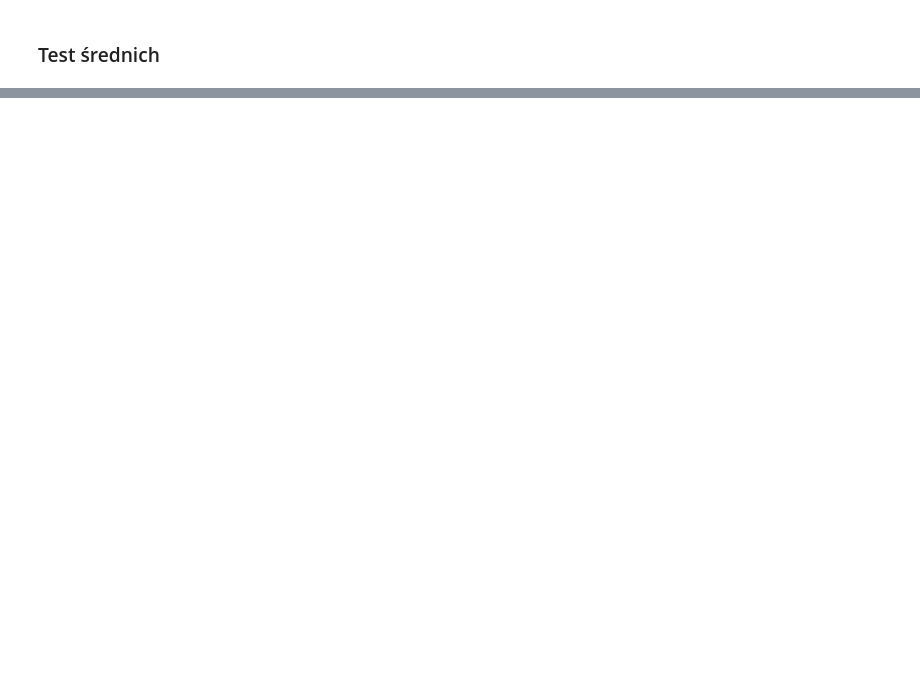
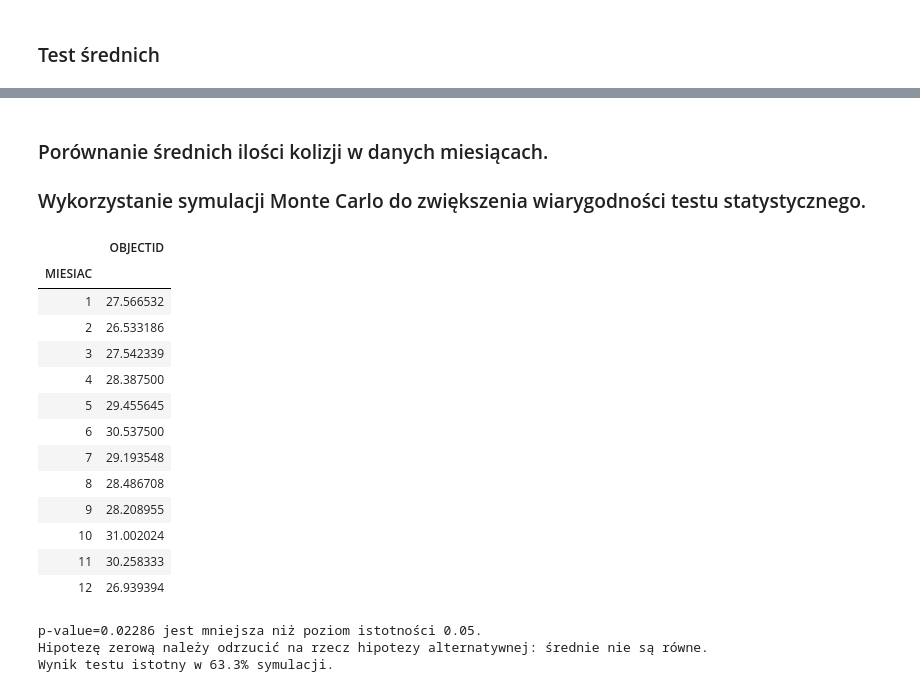
Before and after one commit to infoshareacademy/jdsz5-matrix, a Jupyter notebook: Python/app.ipynb, the cells around one changed output, grey strips where cells are left out. Cells and saved outputs as stored; diff of their text form; code cells hidden in the pictures; blank space fills up the shorter version.

```diff
--- a/Python/app.ipynb
+++ b/Python/app.ipynb
@@ -71,0 +100,26 @@ p_value=0.005119374287263001
+# %% [markdown]
+### Porównanie średnich ilości kolizji w danych miesiącach.
+### Wykorzystanie symulacji Monte Carlo do zwiększenia wiarygodności testu statystycznego.
+# %%
+srednia_miesiac(df_prognozy)
+# %% [output]
+|  | OBJECTID |
+| MIESIAC |  |
+| 1 | 27.566532 |
+| 2 | 26.533186 |
+| 3 | 27.542339 |
+| 4 | 28.387500 |
+| 5 | 29.455645 |
+| 6 | 30.537500 |
+| 7 | 29.193548 |
+| 8 | 28.486708 |
+| 9 | 28.208955 |
+| 10 | 31.002024 |
+| 11 | 30.258333 |
+| 12 | 26.939394 |
+# %%
+testSrednich_bootstrap(df_prognozy, nr_miesiacaA = 6, nr_miesiacaB = 7, n=1000, alpha=0.05)
+# %% [output]
+p-value=0.02286 jest mniejsza niż poziom istotności 0.05.
+Hipotezę zerową należy odrzucić na rzecz hipotezy alternatywnej: średnie nie są równe.
+Wynik testu istotny w 63.3% symulacji.
```
Also changed, not shown: parts of 13 cells of this notebook, 3 other files.
